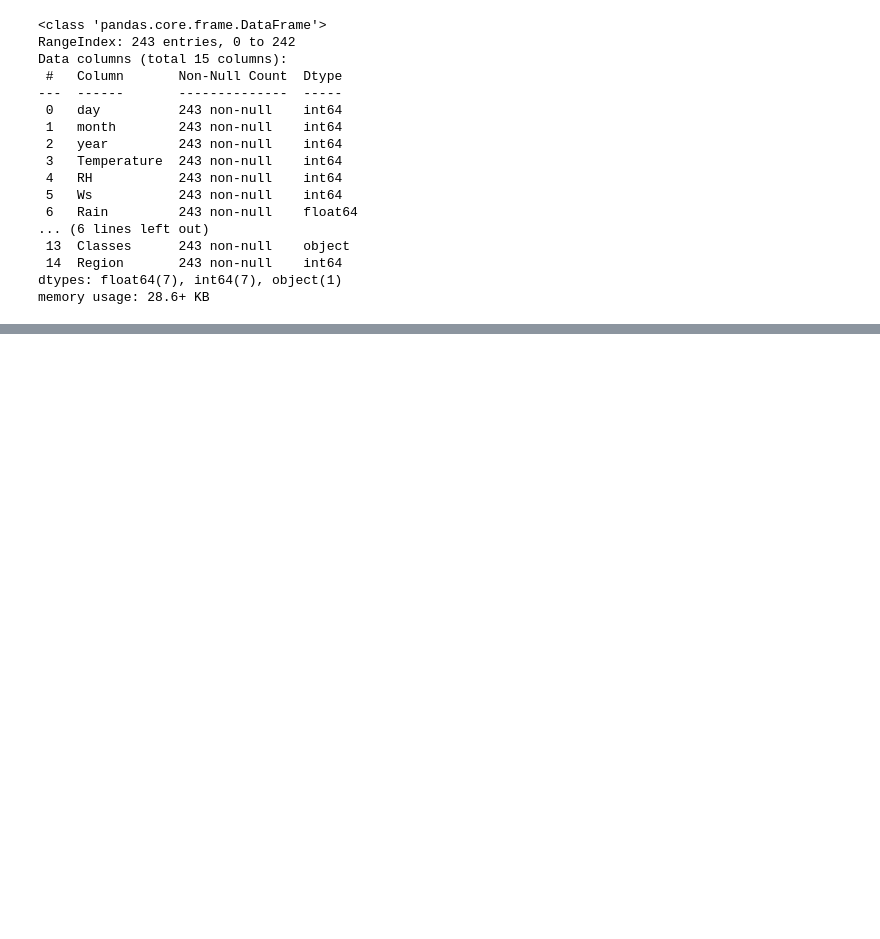
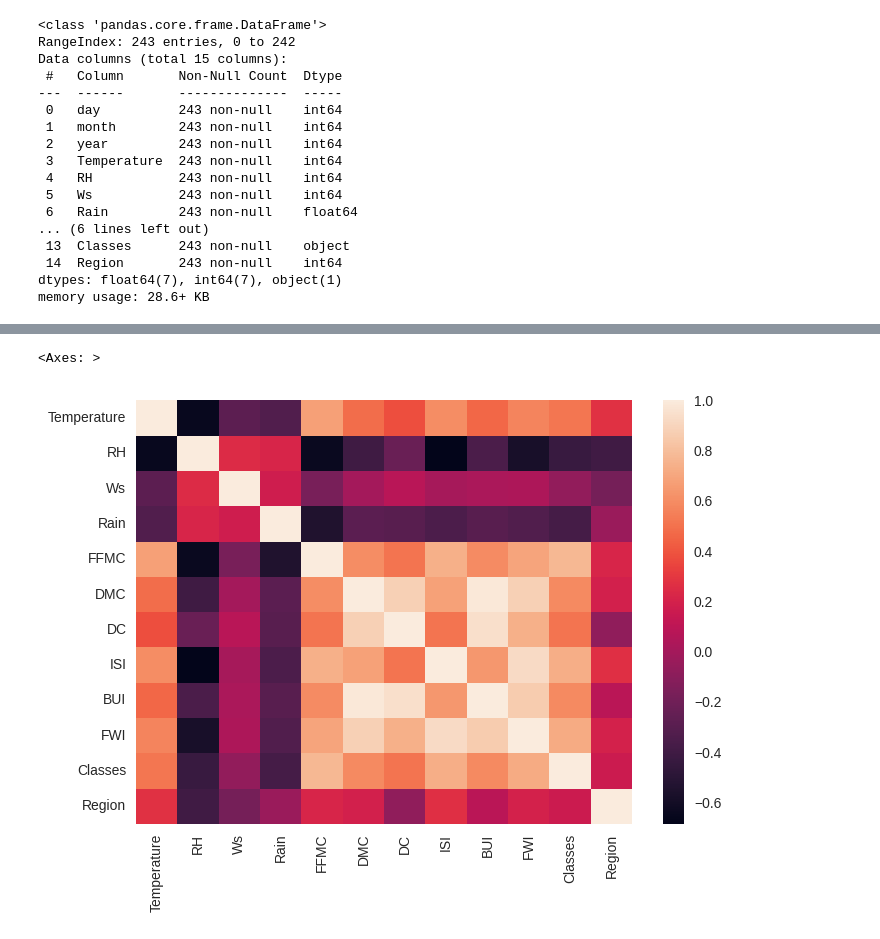
Before and after one commit to Abhinavexists/Regression, a Jupyter notebook: Notebooks/Ridge_Lasso_Regression.ipynb, the cells around one changed output, grey strips where cells are left out. Cells and saved outputs as stored; diff of their text form; code cells hidden in the pictures; blank space fills up the shorter version.

```diff
--- a/Notebooks/Ridge_Lasso_Regression.ipynb
+++ b/Notebooks/Ridge_Lasso_Regression.ipynb
@@ -229,0 +320,5 @@ memory usage: 28.6+ KB
+# %%
+sns.heatmap(df.corr())
+# %% [output]
+<Axes: >
+[figure, added]
```
Also changed, not shown: parts of 20 cells of this notebook, 1 other file.
